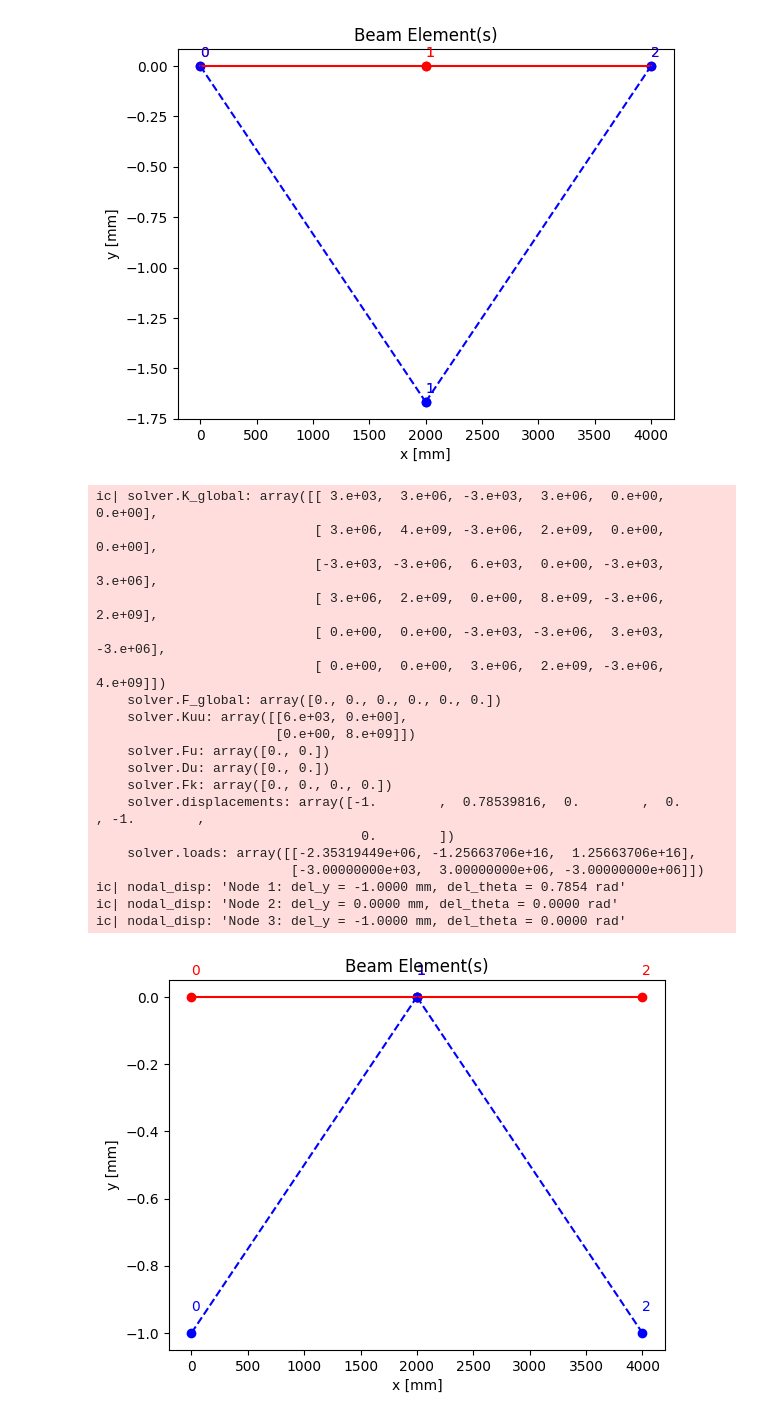
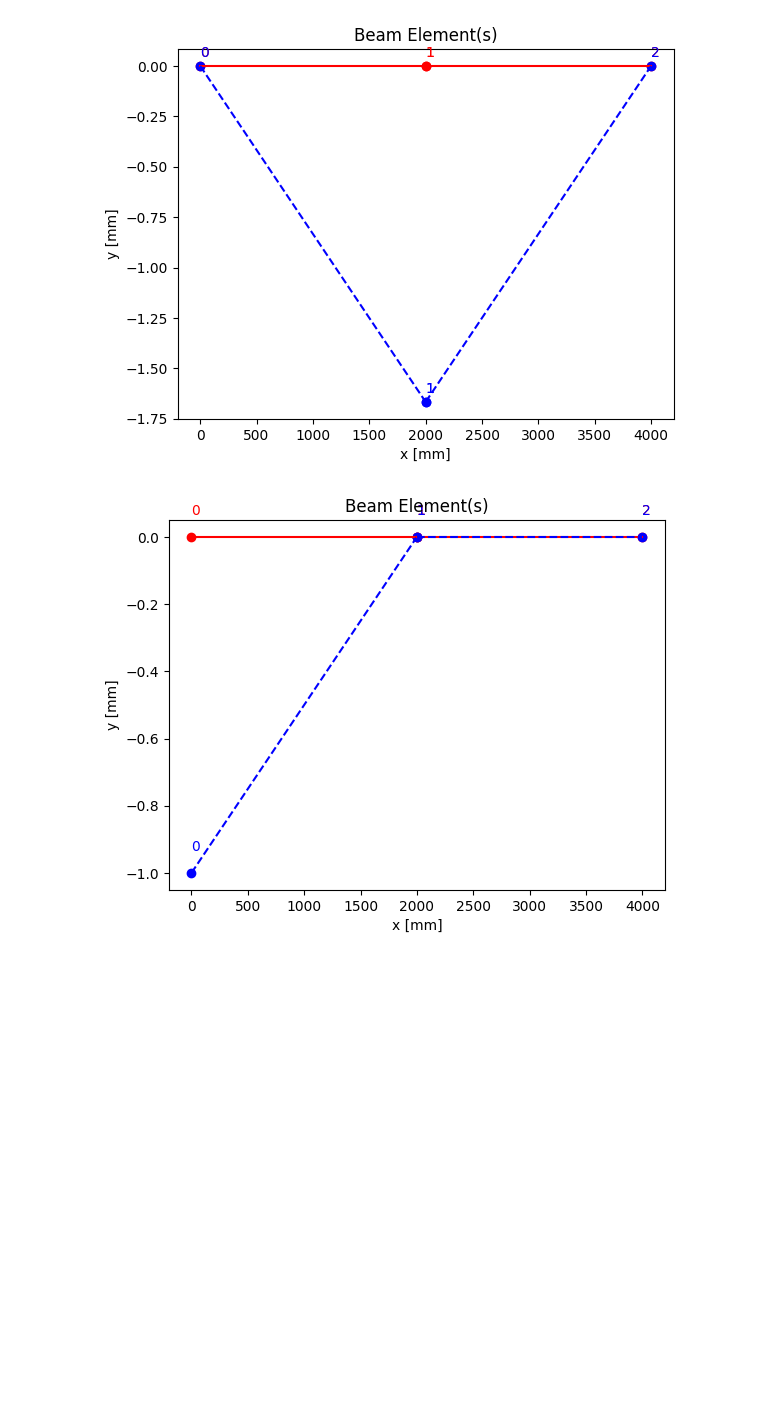
Before and after one commit to efekaanefe/ME413-Finite-Element-Method, a Jupyter notebook: Beam2D.ipynb, the cells around one changed output. Saved outputs shown, nothing was run; the diff lists cells and outputs as text; code cells hidden in the pictures; blank space fills up the shorter version.

```diff
--- a/Beam2D.ipynb
+++ b/Beam2D.ipynb
@@ -104,7 +104,7 @@ class Solver:
                 for j in range(len(global_dof_indices)):
                     self.K_global[global_dof_indices[i], global_dof_indices[j]] += K_elem[i, j]
 
-                    # Assemble load vector
+        # Assemble load vector
         self.F_global = np.zeros((self.system.num_nodes*2))
         for node_index, f_x, f_y in self.system.forces:
             global_dof_index = int(2 * node_index)
@@ -130,7 +130,6 @@ class Solver:
         self.Kuu = np.delete(np.delete(self.K_global, known_global_indeces, axis=0), known_global_indeces, axis=1)
         self.Fu = np.delete(self.F_global, known_global_indeces, axis=0)
 
-
         return self.Kuu, self.Fu
 
     def solve_displacements(self, known_displacements = None):
@@ -148,24 +147,18 @@ class Solver:
         return self.displacements
 
     def calculate_internal_forces_and_moments(self):
-        self.internal_forces = np.zeros((len(self.system.elements), 3)) # V, M1, M2
-        self.stresses = np.zeros((len(self.system.elements)))
+        self.loads = np.zeros((len(self.system.elements), 3)) # V, M1, M2
 
         for i, element in enumerate(self.system.elements):
                 d_e = self.displacements[ i*2: i*2+2*2] # displacement_element
 
-                E = element.E; I = element.I
+                V = -element.E*element.I* np.dot(element.get_d3N_dx3(), d_e)
+                M1 = element.E*element.I*np.dot(element.get_d2N_dx2(), d_e)
+                M2 = -M1
 
-                V = -E*I* np.dot(element.get_d3N_dx3(), d_e)
-                M1 = E*I*np.dot(element.get_d2N_dx2(), d_e)
-                M2 = -M1
-                # M1 = M2 = 0
+                self.loads[i] = [V, M1, M2]
 
-                self.internal_forces[i] = [V, M1, M2]
-
-                self.stresses = self.internal_forces[:,0]/element.A
-
-        self.loads = self.internal_forces
+        # self.loads[self.known_global_indeces] = self.Fk ,something like this may be good
 
         return self.loads
 
@@ -302,12 +293,9 @@ plotter.plot_system()
 [figure]
 # %%
 # [units: N, mm, MPa]
-E = 200e3; I = 1e7; L=4e3; A = 625
+b = 30; h = 100
+E = 200e3; I = b*h**3 / 12; L=4e3; A = b*h
 P = 10e3 # applied force, f_y at the middle of the beam
-
-# connectivity = np.array([[0,1], [1,2]])
-# nodal_coordinates = np.array([[0,0],[L/2, 0], [L,0]])
-# angles_of_elements = np.array([0,0,0])
 
 n_nodes = 3
 nodal_coordinates = np.zeros((n_nodes, 2))
@@ -316,56 +304,37 @@ for i in range(n_nodes):
     nodal_coordinates[i, 1] = 0
 angles_of_elements = np.zeros(n_nodes - 1)
 
 # Connectivity matrix: pairs of connected nodes
 connectivity = np.array([[i, i + 1] for i in range(n_nodes - 1)])
 # node_index, constraint_y, constraint_theta
 boundary_conditions = np.array([
                             [0,1,1],
                             [num_nodes-1,1,1]])
- # node_index, f_y, moment_z
+# node_index, f_y, moment_z
 forces = np.array([])
 
 num_nodes = (np.max(connectivity) + 1)
 
 elements = []
 for i, node_indeces in enumerate(connectivity):
     node_coordinates = nodal_coordinates[node_indeces]
     L_element = node_coordinates[1][0] - node_coordinates[0][0]
     element = BeamElement2D(node_indeces, node_coordinates, E,A,L_element,I, theta = angles_of_elements[i])
     elements.append(element)
 
-known_displacements = [-1, np.pi/4, -1, 0]
+known_displacements = [-1, np.pi/4, 0, 0]
 
 system = BeamSystem2D(elements, num_nodes, forces, boundary_conditions)
 
 solver = Solver(system)
 solver.solve(known_displacements)
 
-_ = print(solver.K_global, solver.F_global, solver.Kuu, solver.Fu, solver.Du, solver.Fk, solver.displacements, solver.loads)
-for i in range(0, len(solver.displacements), 2):
-    nodal_disp = f"Node {i//2+1}: del_y = {solver.displacements[i]:.4f} mm, del_theta = {solver.displacements[i+1]:.4f} rad"
-    print(nodal_disp)
+# _ = print(solver.K_global, solver.F_global, solver.Kuu, solver.Fu, solver.Du, solver.Fk, solver.displacements, solver.loads)
+# for i in range(0, len(solver.displacements), 2):
+#     nodal_disp = f"Node {i//2+1}: del_y = {solver.displacements[i]:.4f} mm, del_theta = {solver.displacements[i+1]:.4f} rad"
+#     print(nodal_disp)
 
 plotter = Plotter(solver)
 plotter.plot_system()
 # %% [output]
-ic| solver.K_global: array([[ 3.e+03,  3.e+06, -3.e+03,  3.e+06,  0.e+00,  0.e+00],
-                            [ 3.e+06,  4.e+09, -3.e+06,  2.e+09,  0.e+00,  0.e+00],
-                            [-3.e+03, -3.e+06,  6.e+03,  0.e+00, -3.e+03,  3.e+06],
-                            [ 3.e+06,  2.e+09,  0.e+00,  8.e+09, -3.e+06,  2.e+09],
-                            [ 0.e+00,  0.e+00, -3.e+03, -3.e+06,  3.e+03, -3.e+06],
-                            [ 0.e+00,  0.e+00,  3.e+06,  2.e+09, -3.e+06,  4.e+09]])
-    solver.F_global: array([0., 0., 0., 0., 0., 0.])
-    solver.Kuu: array([[6.e+03, 0.e+00],
-                       [0.e+00, 8.e+09]])
-    solver.Fu: array([0., 0.])
-    solver.Du: array([0., 0.])
-    solver.Fk: array([0., 0., 0., 0.])
-    solver.displacements: array([-1.        ,  0.78539816,  0.        ,  0.        , -1.        ,
-                                  0.        ])
-    solver.loads: array([[-2.35319449e+06, -1.25663706e+16,  1.25663706e+16],
-                         [-3.00000000e+03,  3.00000000e+06, -3.00000000e+06]])
-ic| nodal_disp: 'Node 1: del_y = -1.0000 mm, del_theta = 0.7854 rad'
-ic| nodal_disp: 'Node 2: del_y = 0.0000 mm, del_theta = 0.0000 rad'
-ic| nodal_disp: 'Node 3: del_y = -1.0000 mm, del_theta = 0.0000 rad'
-[figure, old version]
+[figure, new version]
```
Also changed, not shown: parts of 3 cells of this notebook.
